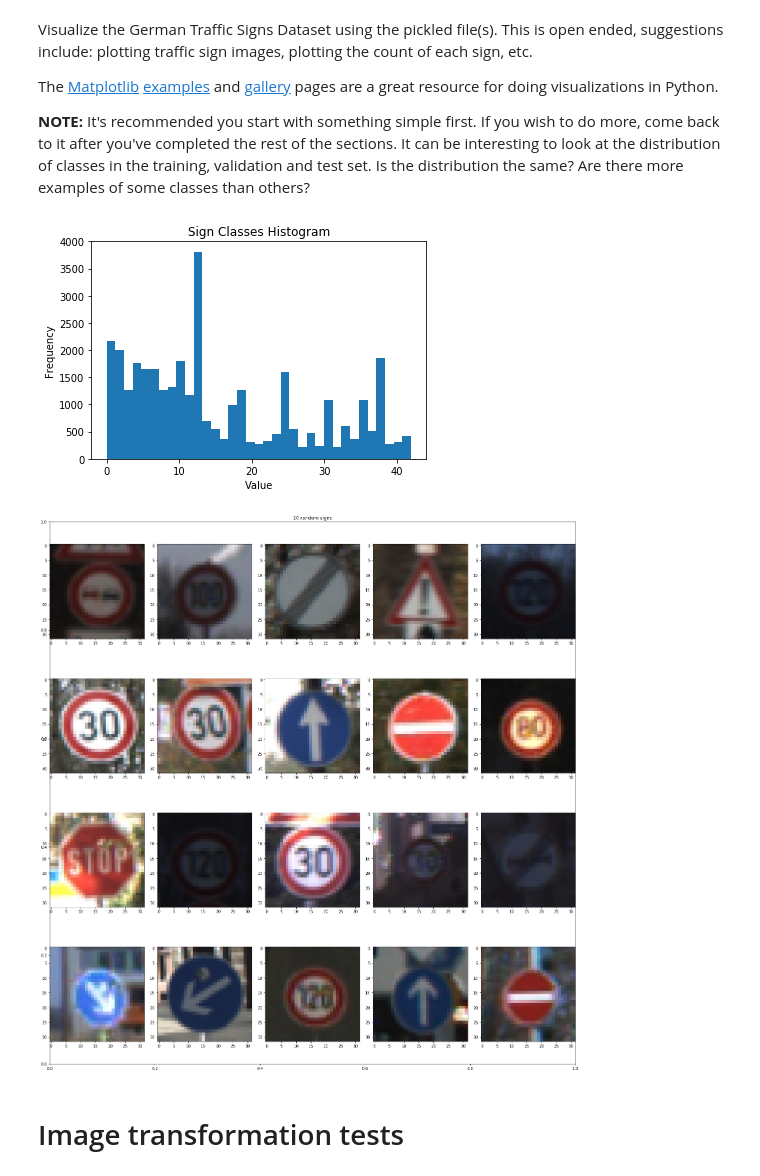
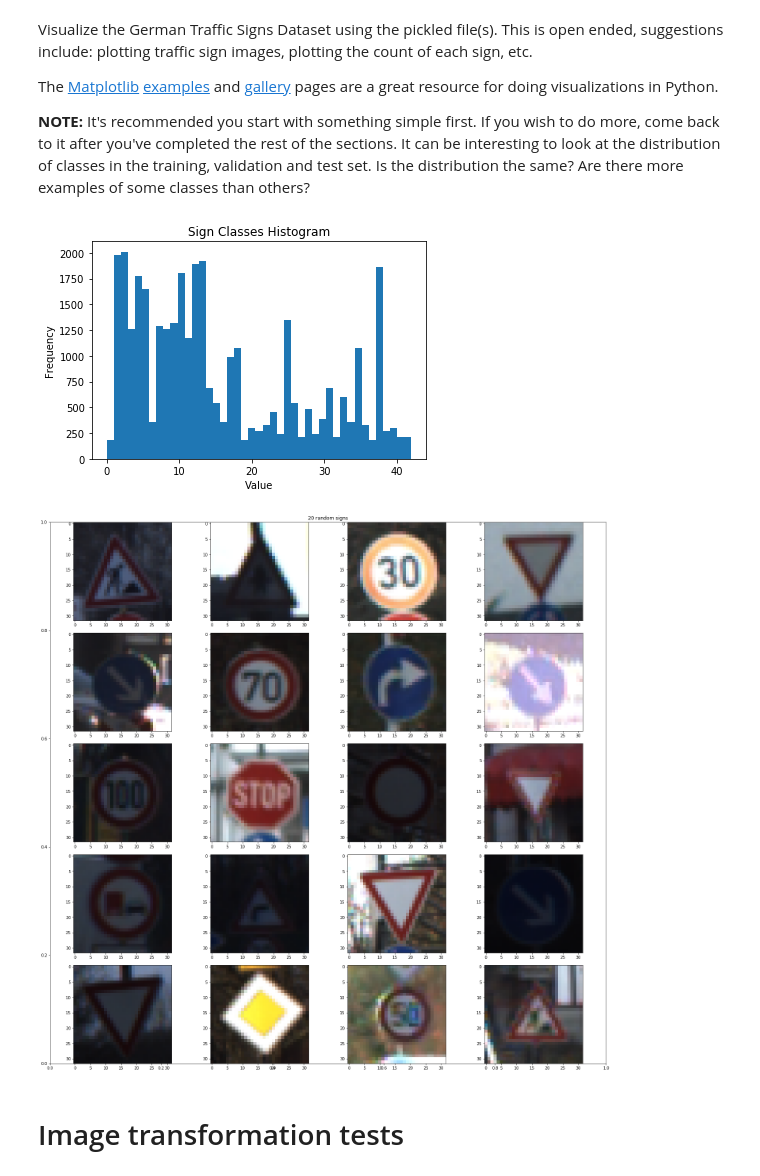
Before and after one commit to markito/CarND-Traffic-Sign-Classifier-Project, a Jupyter notebook: Traffic_Sign_Classifier.ipynb, the cells around one changed output. Cells and saved outputs as stored; diff of their text form; code cells hidden in the pictures.

```diff
--- a/Traffic_Sign_Classifier.ipynb
+++ b/Traffic_Sign_Classifier.ipynb
@@ -80,7 +80,7 @@ n_test = len(X_test)
 image_shape = X_train[0].shape
 
 # TODO: How many unique classes/labels there are in the dataset.
-n_classes = len(y_train)
+n_classes = len(set(y_train))
 
 print("Number of training examples =", n_train)
 print("Number of testing examples =", n_test)
@@ -104,45 +104,58 @@ The [Matplotlib](http://matplotlib.org/) [examples](http://matplotlib.org/exampl
 # %%
 ### Data exploration visualization code goes here.
 ### Feel free to use as many code cells as needed.
 import random
 import numpy as np
 import matplotlib.pyplot as plt
 import matplotlib.gridspec as gridspec
 import matplotlib.image as mimage
 from matplotlib.backends.backend_pdf import PdfPages
 from mpl_toolkits.axes_grid1 import ImageGrid
 %matplotlib inline
 
 
 ######################################################
 ### Traffic sign class distribution
 ######################################################
-plt.hist(y_train, bins='auto', linewidth=2.0)
+plt.hist(y_train, bins=n_classes, linewidth=2.0)
 
 plt.title("Sign Classes Histogram")
 plt.xlabel("Value")
 plt.ylabel("Frequency")
 
 fig = plt.gcf()
+plt.show()
 
-plt.show()
+
 ######################################################
-### 20 random signs for exploration
+### Plot random traffic signs for exploration
 ######################################################
-fig = plt.figure(figsize=(20, 20))
-plt.title("20 random signs")
-i=0
-while i < 20:
-    i = i+1
-    index = random.randint(0, len(X_train))
-    image = X_train[index].squeeze()
-    sub1 = fig.add_subplot(4, 5, i)
-    sub1.imshow(image)
+def plotImageGrid(imgList, gridSize=10):
+    rowNum = 5
+    if (gridSize % rowNum) > 0:
+        raise ValueError("gridSize must be multiple of {}".format(rowNum))
 
-fig.tight_layout()
-plt.show()
+    fig = plt.figure(figsize=(20, 20))
+    plt.title("{} random signs".format(gridSize))
+    i=0
+    while i < gridSize:
+        i = i+1
+        index = random.randint(0, len(imgList))
+        image = imgList[index].squeeze()
+        sub1 = fig.add_subplot(rowNum, gridSize/rowNum, i)
+        sub1.imshow(image)
+
+    fig.tight_layout()
+    plt.show()
+
+# for d in X_train:
+#     if (d.dtype != "uint8"):
+#         print("Found")
+
+
+plotImageGrid(X_train, 20)
 # %% [output]
-[figure, old version]
+[figure, new version]
-[figure, old version]
+[figure, new version]
 # %% [markdown]
 # Image transformation tests
```
Also changed, not shown: parts of 19 cells of this notebook, 3 other files.
